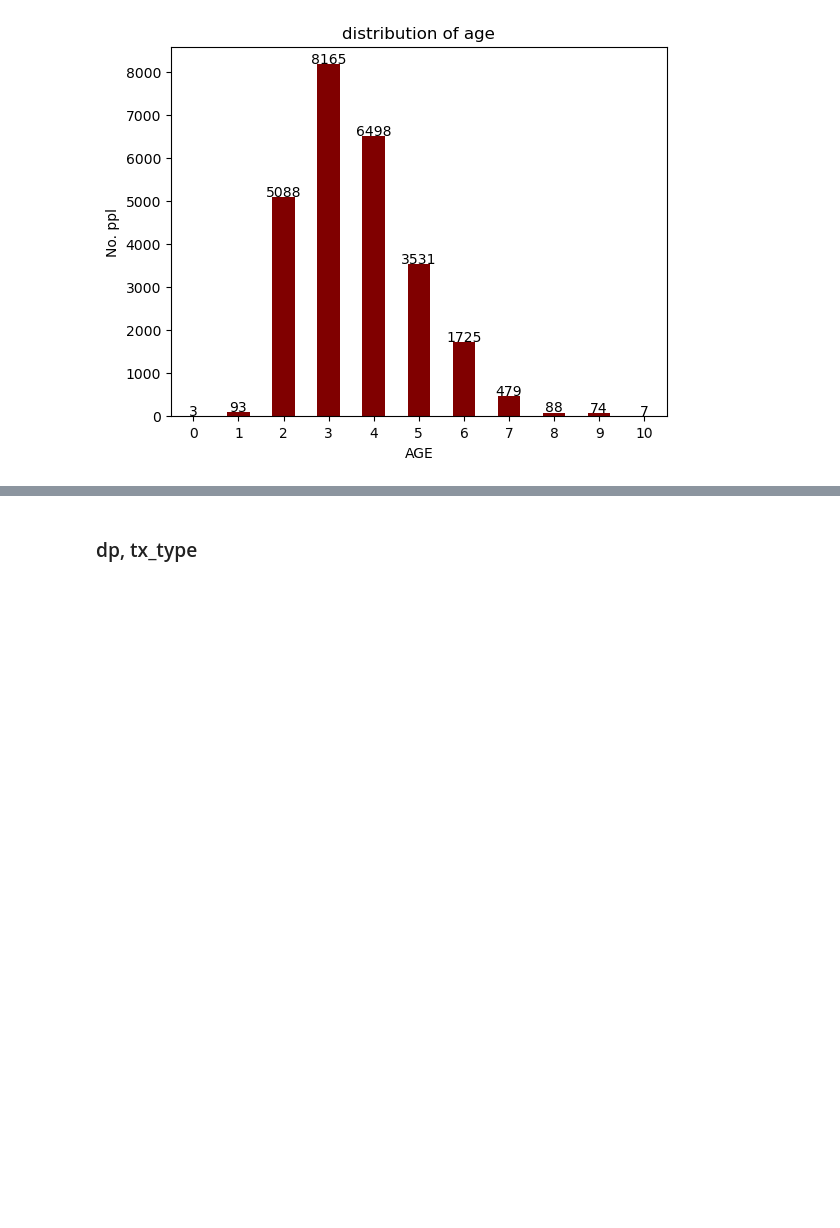
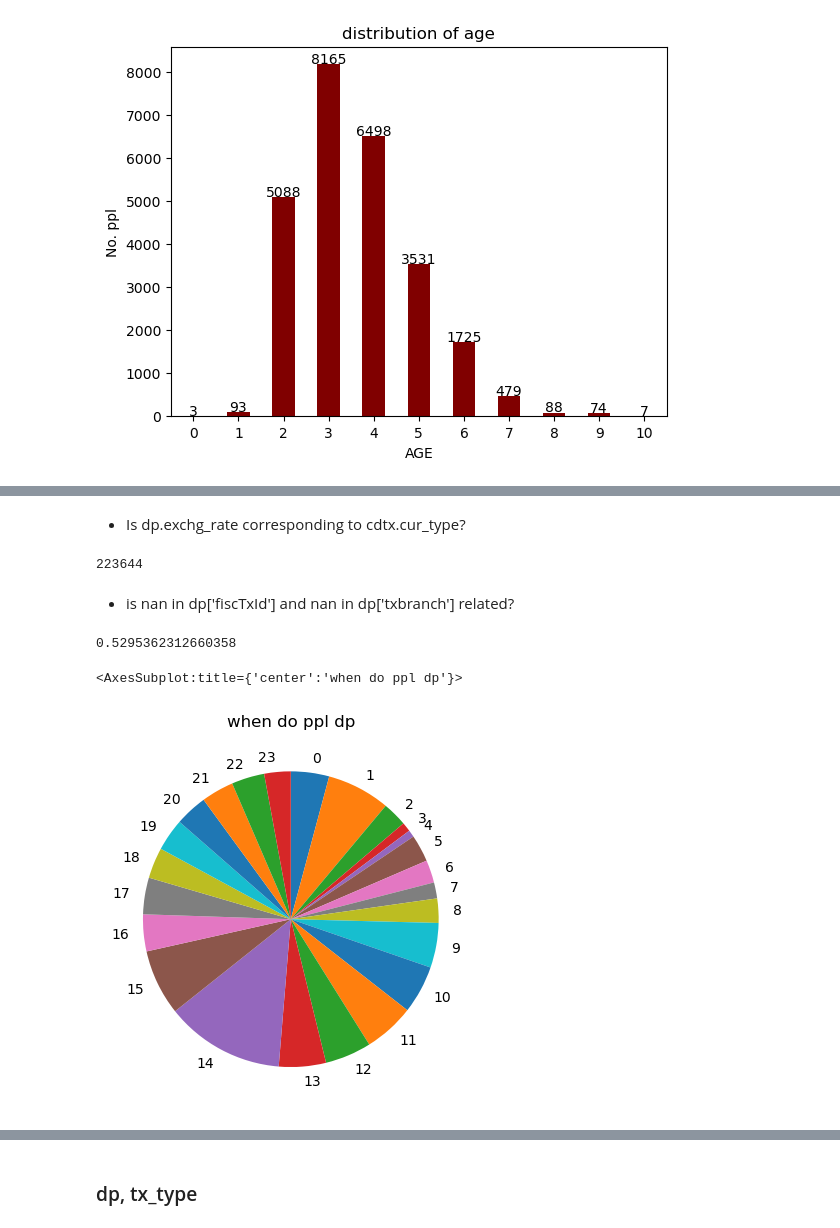
Before and after one commit to y4c6/DMfin, a Jupyter notebook: data_visualization.ipynb, the cells around one changed output, grey strips where cells are left out. Drawn from its saved outputs; the diff is of its cells as text; code cells hidden in the pictures; blank space fills up the shorter version.

```diff
--- a/data_visualization.ipynb
+++ b/data_visualization.ipynb
@@ -324,0 +506,3 @@ addlabels(n_age_group.index, age_group.size(), 15)
+# %%
+dp['NTD'] = dp['tx_amt']*dp['exchg_rate']
+dp.head()
@@ -324,0 +516,17 @@ addlabels(n_age_group.index, age_group.size(), 15)
+# %% [markdown]
+- Is dp.exchg_rate corresponding to cdtx.cur_type?
+# %%
+len(dp[dp.exchg_rate != 1.0])
+# %% [output]
+223644
+# %% [markdown]
+- is nan in dp['fiscTxId'] and nan in dp['txbranch'] related?
+# %%
+(dp['fiscTxId'] + dp['txbranch']).isnull().sum() / dp.shape[0]
+# %% [output]
+0.5295362312660358
+# %%
+dp.groupby('tx_time').size().plot(kind = 'pie', startangle=90, counterclock=False, title='when do ppl dp')
+# %% [output]
+<AxesSubplot:title={'center':'when do ppl dp'}>
+[figure, added]
```
Also changed, not shown: parts of 36 cells of this notebook.
